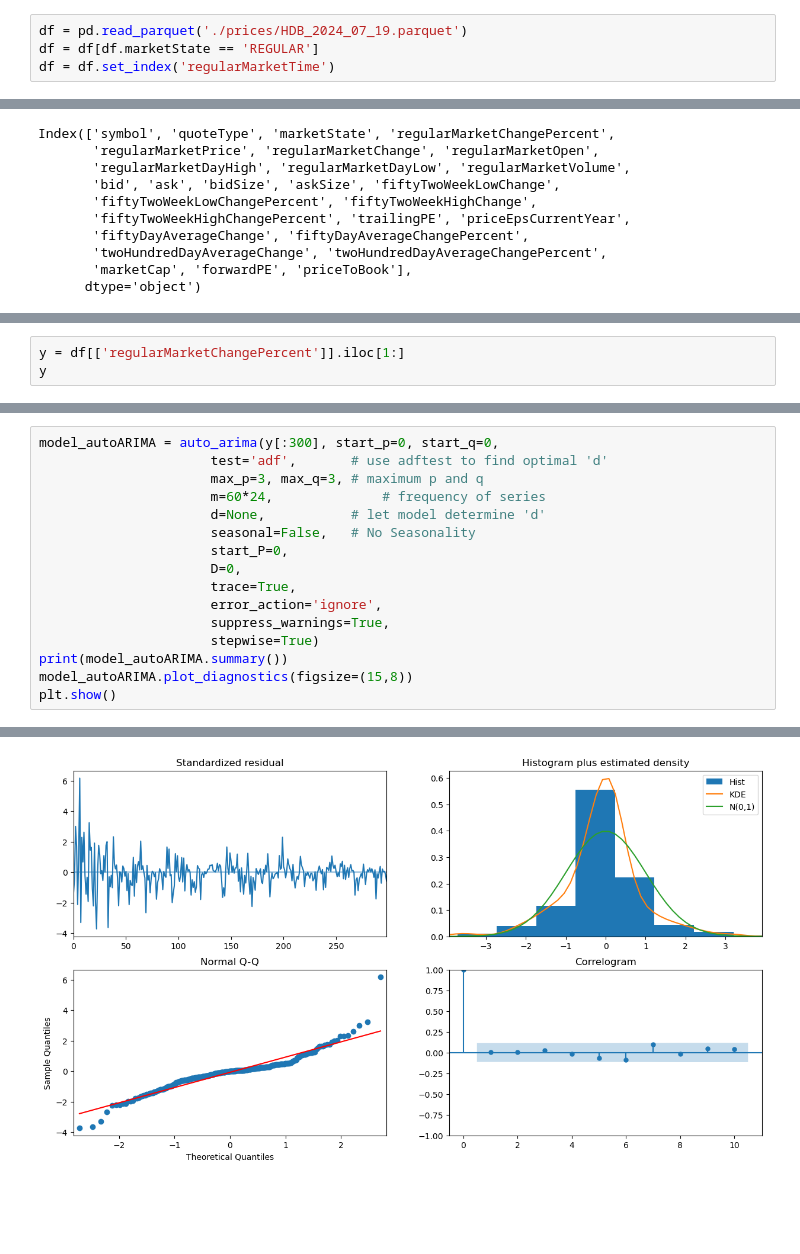
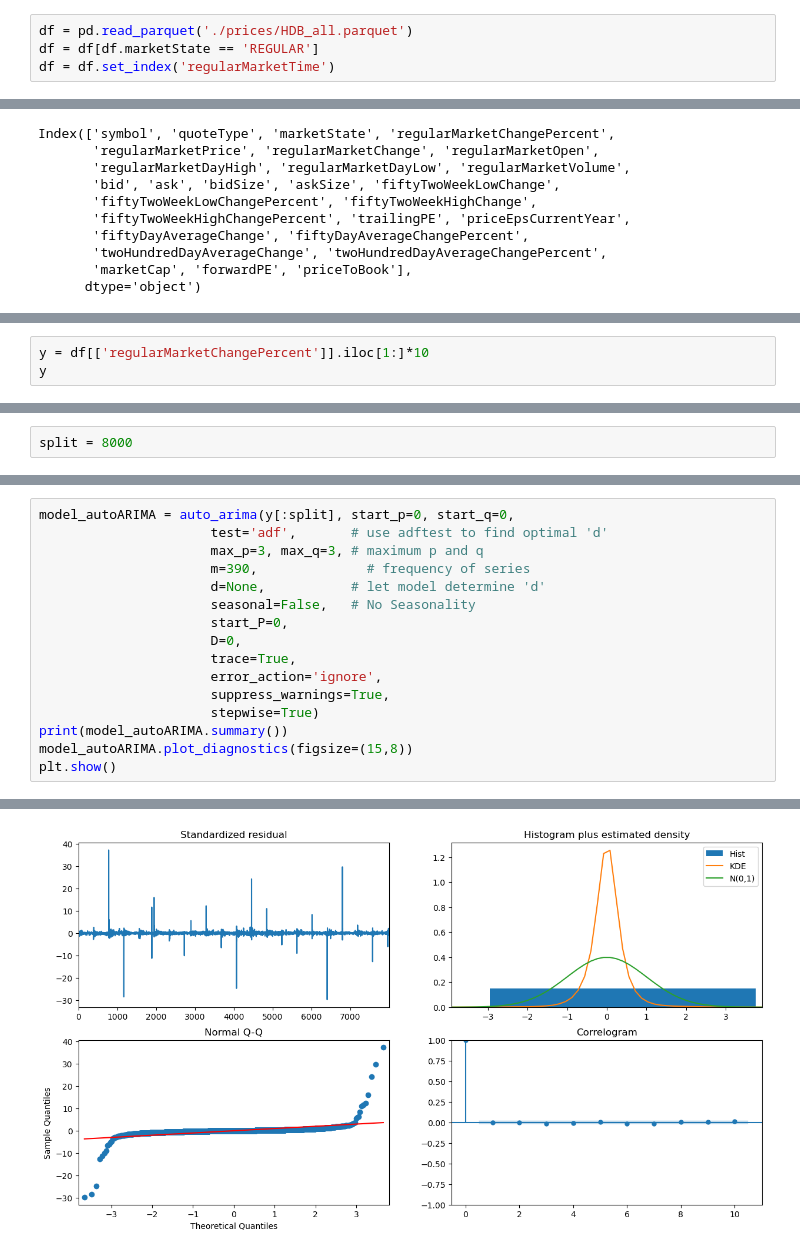
Before and after one commit to astronights/stock-analyzer, a Jupyter notebook: notebooks/Analyses.ipynb, the cells around one changed output, grey strips where cells are left out. Drawn from its saved outputs; the diff is of its cells as text; blank space fills up the shorter version.

```diff
--- a/notebooks/Analyses.ipynb
+++ b/notebooks/Analyses.ipynb
@@ -36,5 +15,5 @@ os.listdir('./prices')
 # %%
-df = pd.read_parquet('./prices/HDB_2024_07_19.parquet')
+df = pd.read_parquet('./prices/HDB_all.parquet')
 df = df[df.marketState == 'REGULAR']
 df = df.set_index('regularMarketTime')
 # %%
@@ -71,5 +50,5 @@ X
 # %%
-y = df[['regularMarketChangePercent']].iloc[1:]
+y = df[['regularMarketChangePercent']].iloc[1:]*10
 y
 # %% [output]
 |  | regularMarketChangePercent |
@@ -89,2 +88,4 @@ y
+# %%
+split = 8000
 # %%
 lgbr = LGBMRegressor()
@@ -158,8 +147,8 @@ pd.concat([y_pred, y[300:].reset_index(drop=True)], axis=1).plot()
 # %%
-model_autoARIMA = auto_arima(y[:300], start_p=0, start_q=0,
+model_autoARIMA = auto_arima(y[:split], start_p=0, start_q=0,
                       test='adf',       # use adftest to find optimal 'd'
                       max_p=3, max_q=3, # maximum p and q
-                      m=60*24,              # frequency of series
+                      m=390,              # frequency of series
                       d=None,           # let model determine 'd'
                       seasonal=False,   # No Seasonality
                       start_P=0,
@@ -188,8 +177,8 @@ Performing stepwise search to minimize aic
 ===================================================================================
 
 Warnings:
 [1] Covariance matrix calculated using the outer product of gradients (complex-step).
-[figure, old version]
+[figure, new version]
 # %%
 X.index = pd.to_datetime(X.index).to_period('min')
 y.index = pd.to_datetime(y.index).to_period('min')
```
Also changed, not shown: parts of 16 cells of this notebook, 2 other files.
